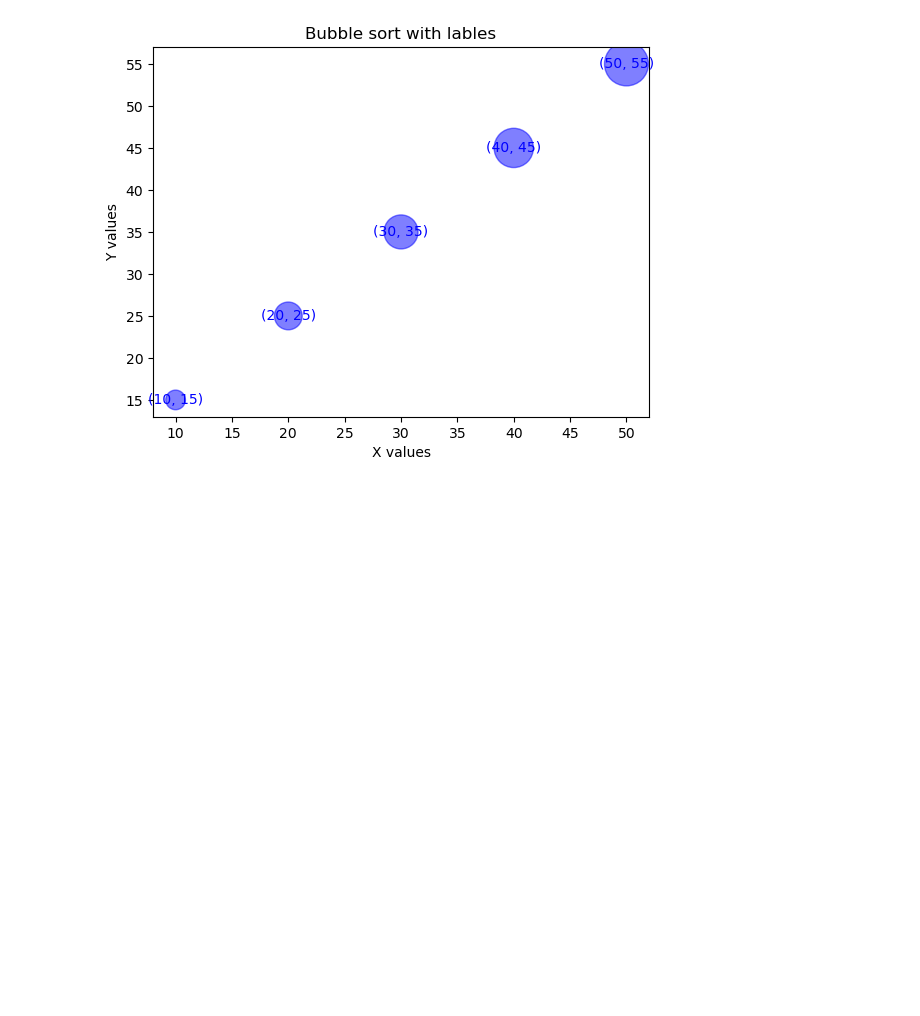
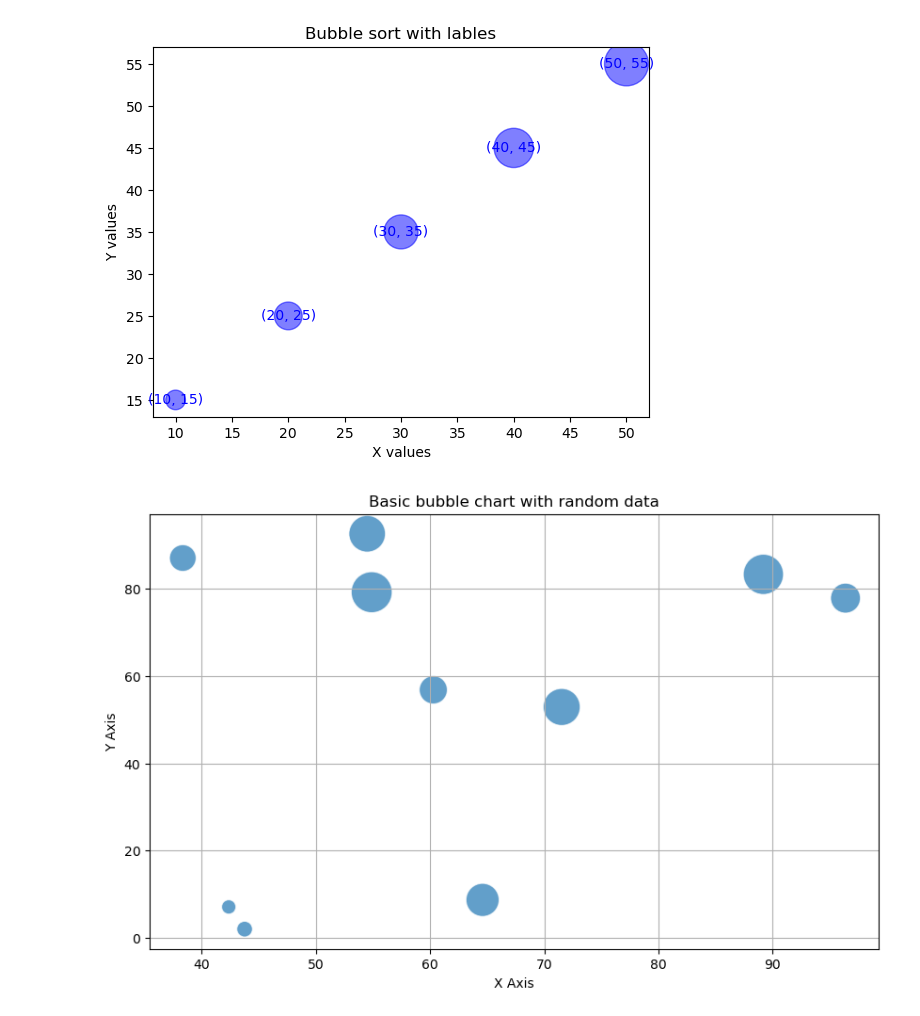
Before and after one commit to Vanshaj14Mohan/Python-College, a Jupyter notebook: num.ipynb, the cells around one changed output. Saved outputs shown, nothing was run; the diff lists cells and outputs as text; code cells hidden in the pictures; blank space fills up the shorter version.

```diff
--- a/num.ipynb
+++ b/num.ipynb
@@ -252,3 +252,20 @@ plt.ylabel("Y values")
 # %% [output]
 Text(0, 0.5, 'Y values')
 [figure]
+# %%
+import matplotlib.pyplot as plt
+import numpy as np
+np.random.seed(0)
+num_points = 10
+x = np.random.rand(num_points)*100
+y = np.random.rand(num_points)*100
+sizes = np.random.rand(num_points)*1000
+plt.figure(figsize=(10,6))
+plt.scatter(x,y, s=sizes, alpha=0.7, edgecolors="w",linewidth=0.8)
+plt.title("Basic bubble chart with random data")
+plt.xlabel("X Axis")
+plt.ylabel("Y Axis")
+plt.grid(True)
+plt.show()
+# %% [output]
+[figure, added]
```
